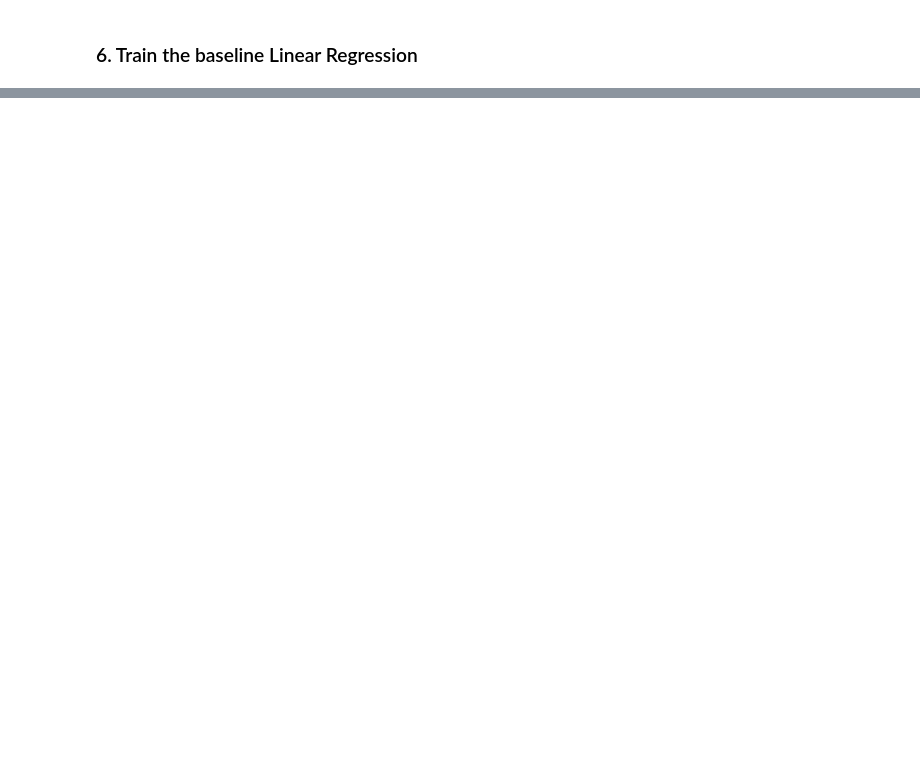
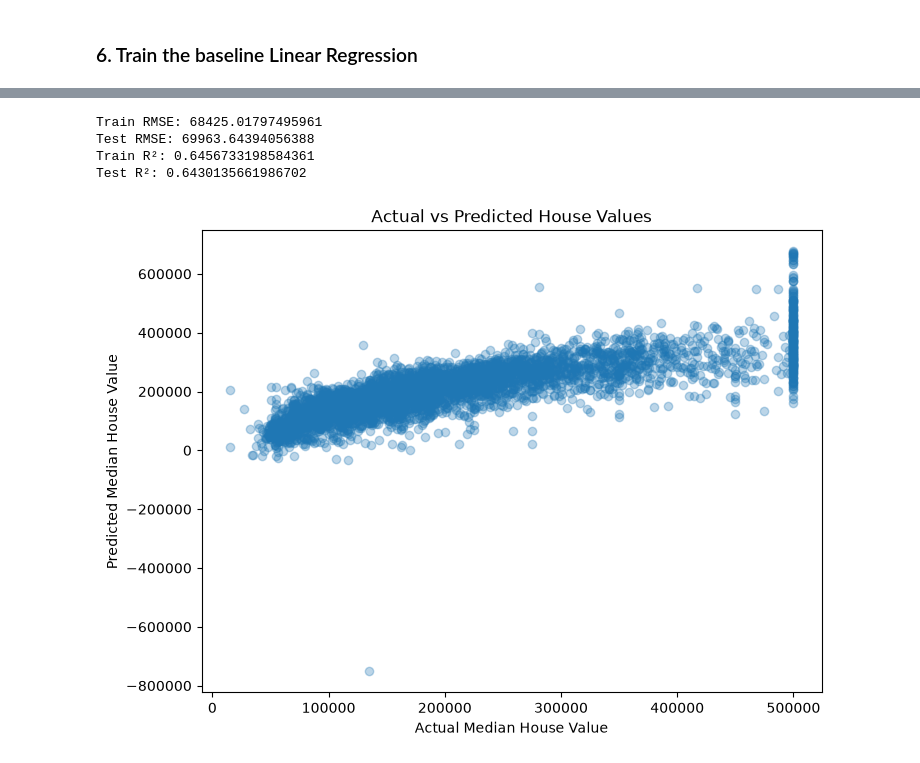
Before and after one commit to amanvashisth/House-Price-Prediction-ML-Project, a Jupyter notebook: Notebooks/03_baseline_setup_model.ipynb, the cells around one changed output, grey strips where cells are left out. Cells and saved outputs as stored; diff of their text form; code cells hidden in the pictures; blank space fills up the shorter version.

Commit message:
establish baseline regression pipeline and diagnostics

```diff
--- a/Notebooks/03_baseline_setup_model.ipynb
+++ b/Notebooks/03_baseline_setup_model.ipynb
@@ -61,7 +61,7 @@ df.head()
 # %%
 from sklearn.model_selection import train_test_split
 
-X_train,y_train, X_test, y_test = train_test_split(X, y, test_size=0.2, random_state=12)
+X_train, X_test, y_train, y_test = train_test_split(X, y, test_size=0.2, random_state=12)
 # %% [markdown]
 ### 4. Seprate Numerical Features and Categorical Feature
 # %%
@@ -120,0 +183,43 @@ LinearRegression does not accept missing values encoded as NaN natively. For sup
+# %%
+y_train_pred = baseline_lr.predict(X_train)
+y_test_pred = baseline_lr.predict(X_test)
+
+train_rmse = root_mean_squared_error(
+    y_train,
+    y_train_pred
+)
+
+test_rmse = root_mean_squared_error(
+    y_test,
+    y_test_pred
+)
+
+train_r2 = r2_score(y_train, y_train_pred)
+test_r2 = r2_score(y_test, y_test_pred)
+
+print("Train RMSE:", train_rmse)
+print("Test RMSE:", test_rmse)
+
+print("Train R²:", train_r2)
+print("Test R²:", test_r2)
+# %% [output]
+Train RMSE: 68425.01797495961
+Test RMSE: 69963.64394056388
+Train R²: 0.6456733198584361
+Test R²: 0.6430135661986702
+# %%
+plt.figure(figsize=(8, 6))
+
+plt.scatter(
+    y_test,
+    y_test_pred,
+    alpha=0.3
+)
+
+plt.xlabel("Actual Median House Value")
+plt.ylabel("Predicted Median House Value")
+plt.title("Actual vs Predicted House Values")
+
+plt.show()
+# %% [output]
+[figure, added]
```
Also changed, not shown: parts of 18 cells of this notebook.
